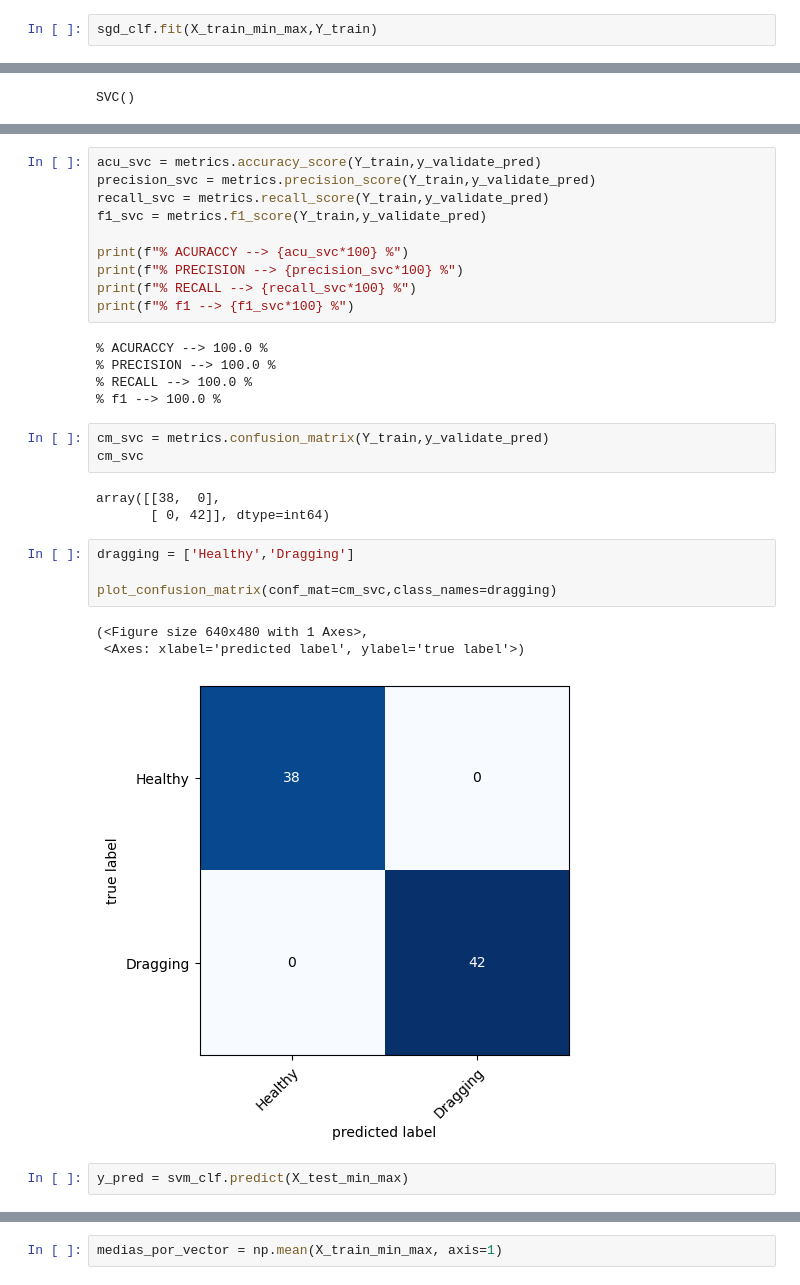
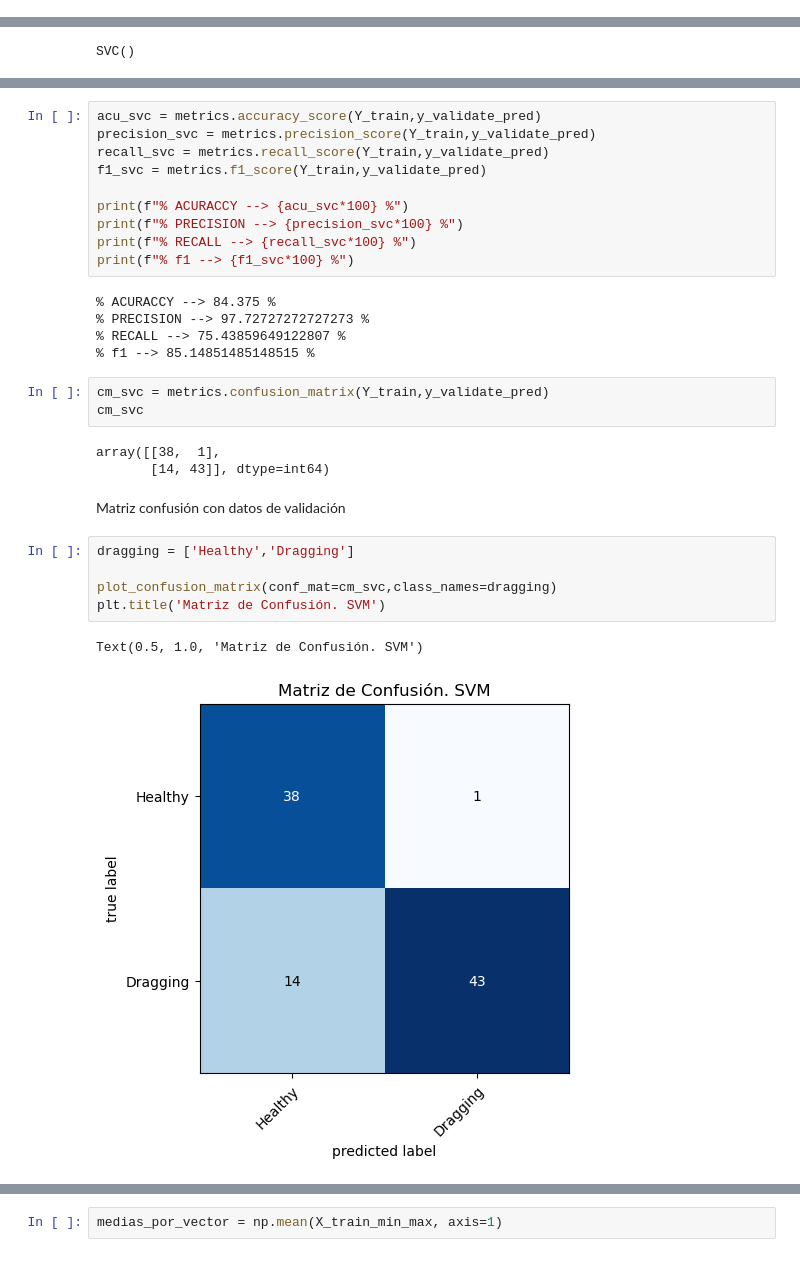
Before and after one commit to arturodmor/Mooring_anomaly_detector, a Jupyter notebook: notebooks/training_testing.ipynb, the cells around one changed output, grey strips where cells are left out. Drawn from its saved outputs; the diff is of its cells as text.

```diff
--- a/notebooks/training_testing.ipynb
+++ b/notebooks/training_testing.ipynb
@@ -237,2 +206,0 @@ sgd_clf = SGDClassifier()
-# %%
-sgd_clf.fit(X_train_min_max,Y_train)
@@ -337,23 +238,23 @@ print(f"% PRECISION --> {precision_svc*100} %")
 print(f"% RECALL --> {recall_svc*100} %")
 print(f"% f1 --> {f1_svc*100} %")
 # %% [output]
-% ACURACCY --> 100.0 %
-% PRECISION --> 100.0 %
-% RECALL --> 100.0 %
-% f1 --> 100.0 %
+% ACURACCY --> 84.375 %
+% PRECISION --> 97.72727272727273 %
+% RECALL --> 75.43859649122807 %
+% f1 --> 85.14851485148515 %
 # %%
 cm_svc = metrics.confusion_matrix(Y_train,y_validate_pred)
 cm_svc
 # %% [output]
-array([[38,  0],
-       [ 0, 42]], dtype=int64)
+array([[38,  1],
+       [14, 43]], dtype=int64)
+# %% [markdown]
+Matriz confusión con datos de validación
 # %%
 dragging = ['Healthy','Dragging']
 
 plot_confusion_matrix(conf_mat=cm_svc,class_names=dragging)
+plt.title('Matriz de Confusión. SVM')
 # %% [output]
-(<Figure size 640x480 with 1 Axes>,
- <Axes: xlabel='predicted label', ylabel='true label'>)
+Text(0.5, 1.0, 'Matriz de Confusión. SVM')
-[figure, old version]
+[figure, new version]
-# %%
-y_pred = svm_clf.predict(X_test_min_max)
```
Also changed, not shown: parts of 79 cells of this notebook, 2 other files.
